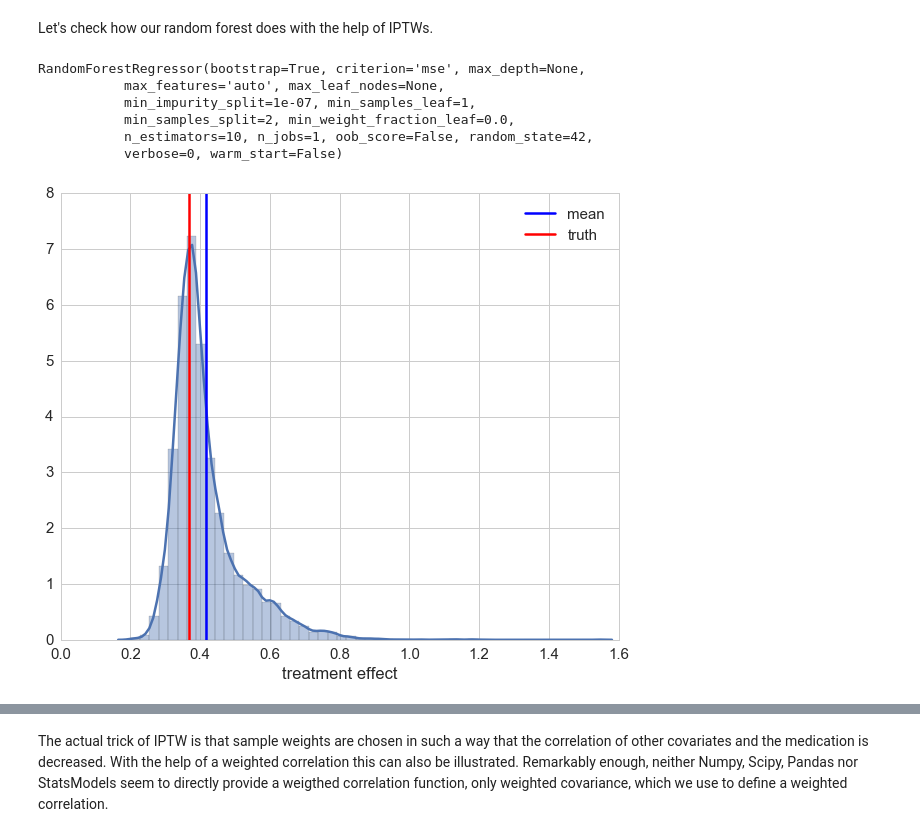
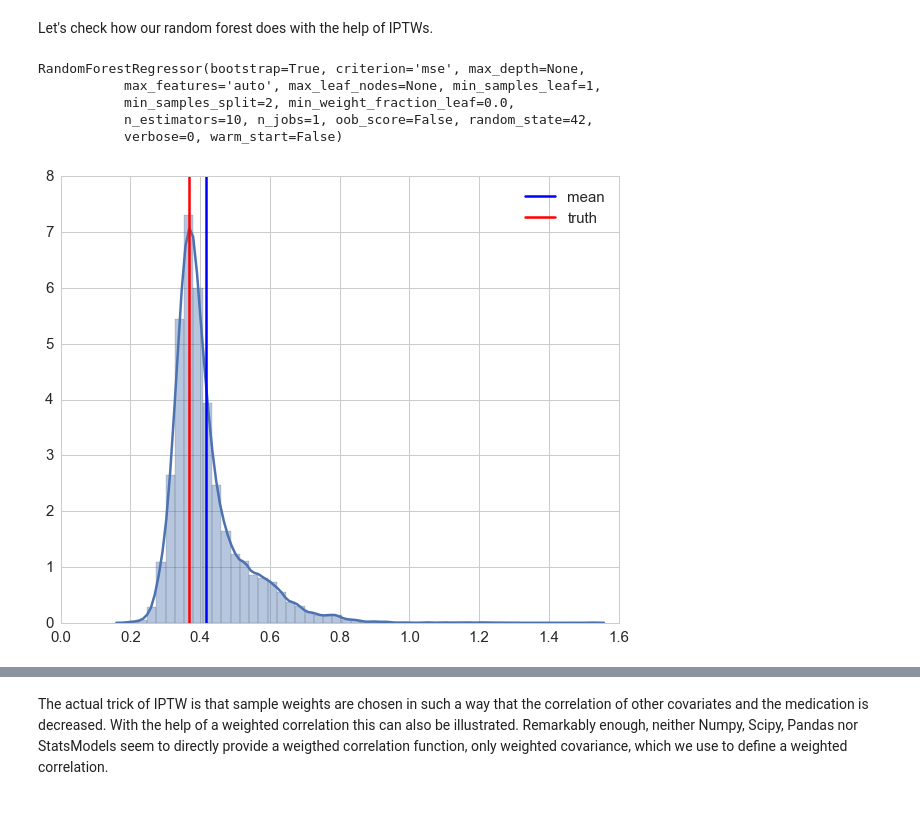
Before and after one commit to FlorianWilhelm/FlorianWilhelm.github.io, a Jupyter notebook: notebooks/causal_inference_propensity_score.ipynb, the cells around one changed output, grey strips where cells are left out. Drawn from its saved outputs; the diff is of its cells as text; code cells hidden in the pictures; blank space fills up the shorter version.

```diff
--- a/notebooks/causal_inference_propensity_score.ipynb
+++ b/notebooks/causal_inference_propensity_score.ipynb
@@ -326,0 +249,3 @@ Generalized Linear Model Regression Results
+# %%
+propensity = pd.DataFrame(cls.predict_proba(X3))
+propensity.head()
@@ -326,0 +265,2 @@ Generalized Linear Model Regression Results
+# %%
+df2['iptw'] = 1. / propensity.lookup(np.arange(propensity.shape[0]), df2['medication'])
@@ -328,28 +304,26 @@ Generalized Linear Model Regression Results
 Let's check how our random forest does with the help of IPTWs.
 # %%
 reg = RandomForestRegressor(random_state=42)
-X = df_obs[features].as_matrix()
-y = df_obs['recovery'].values
-reg.fit(X, y, sample_weight=df_obs['iptw'].values)
+X4 = df2[features].as_matrix()
+y4 = df2['recovery'].values
+reg.fit(X4, y4, sample_weight=df2['iptw'].values)
 # %% [output]
 RandomForestRegressor(bootstrap=True, criterion='mse', max_depth=None,
-           max_features='auto', max_leaf_nodes=None,
-           min_impurity_split=1e-07, min_samples_leaf=1,
+           max_features='auto', max_leaf_nodes=None, min_samples_leaf=1,
            min_samples_split=2, min_weight_fraction_leaf=0.0,
            n_estimators=10, n_jobs=1, oob_score=False, random_state=42,
            verbose=0, warm_start=False)
 # %%
-X_neg = np.copy(X)
-X_neg[:, df_obs.columns.get_loc('medication')] = 0
-X_pos = np.copy(X)
-X_pos[:, df_obs.columns.get_loc('medication')] = 1
+X4_neg = np.copy(X4)
+X4_neg[:, df.columns.get_loc('medication')] = 0
+X4_pos = np.copy(X4)
+X4_pos[:, df.columns.get_loc('medication')] = 1
 
-preds_propensity = reg.predict(X_pos) / reg.predict(X_neg)
+preds_propensity = reg.predict(X4_pos) / reg.predict(X4_neg)
 # %%
-ax = sns.distplot(preds_propensity)
-ax.set_xlabel('treatment effect')
+sns.distplot(preds_propensity)
 plt.axvline(np.mean(preds_propensity), label='mean')
 plt.axvline(np.exp(-1), color='r', label='truth')
 plt.legend();
 # %% [output]
-[figure, old version]
+[figure, new version]
```
Also changed, not shown: parts of 51 cells of this notebook, 16 other files.
